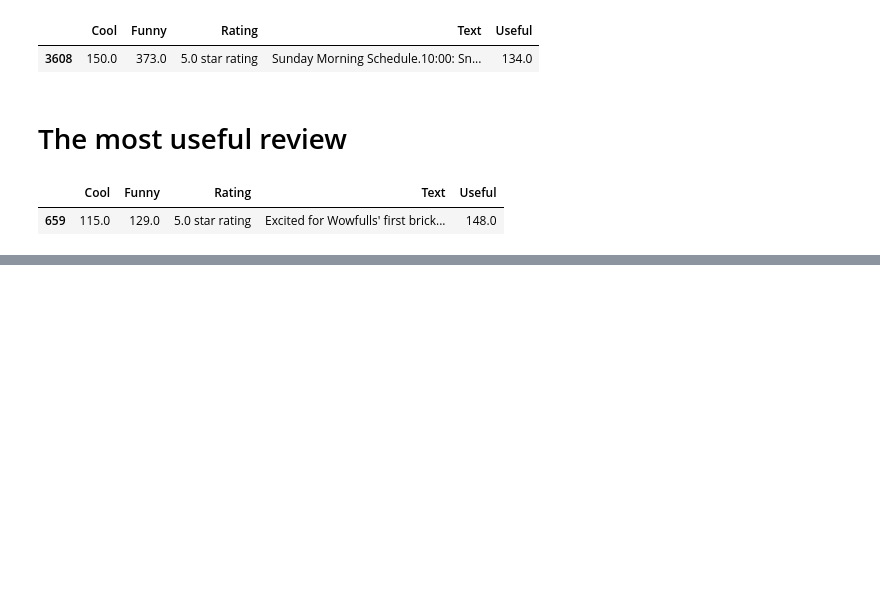
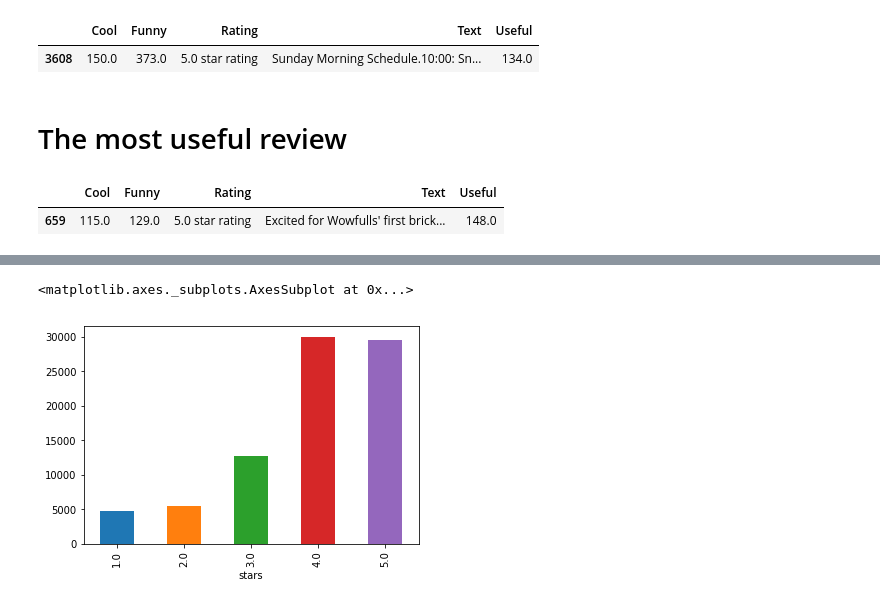
Before and after one commit to hiowatah/Yelp-Review-Generator, a Jupyter notebook: Webscraper/Initial EDA.ipynb, the cells around one changed output, grey strips where cells are left out. Cells and saved outputs as stored; diff of their text form; code cells hidden in the pictures; blank space fills up the shorter version.

Commit message:
got additional data from Yelp Dataset and updated readme

```diff
--- a/Webscraper/Initial EDA.ipynb
+++ b/Webscraper/Initial EDA.ipynb
@@ -2,11 +2,13 @@
 import pandas as pd
 # %%
 df = pd.read_csv('Scraped_Yelp_Reviews.csv')
+df2 = pd.read_csv('Yelp_Dataset_Reviews.csv')
 # %%
 #want to be able to view all of the text, so increasing this to increase the character limit
 pd.options.display.max_colwidth = 20000
 # %%
 df.drop(columns=['Unnamed: 0'], inplace=True)
+df2.drop(columns=['Unnamed: 0'], inplace=True)
 # %%
 df.head()
 # %% [output]
@@ -41,0 +97,6 @@ df[df['Useful'] == 148]
+# %%
+#Yelp Dataset
+df2.groupby('stars').count()['cool'].plot(kind='bar')
+# %% [output]
+<matplotlib.axes._subplots.AxesSubplot at 0x...>
+[figure, added]
```
Also changed, not shown: parts of 12 cells of this notebook, 4 other files.
